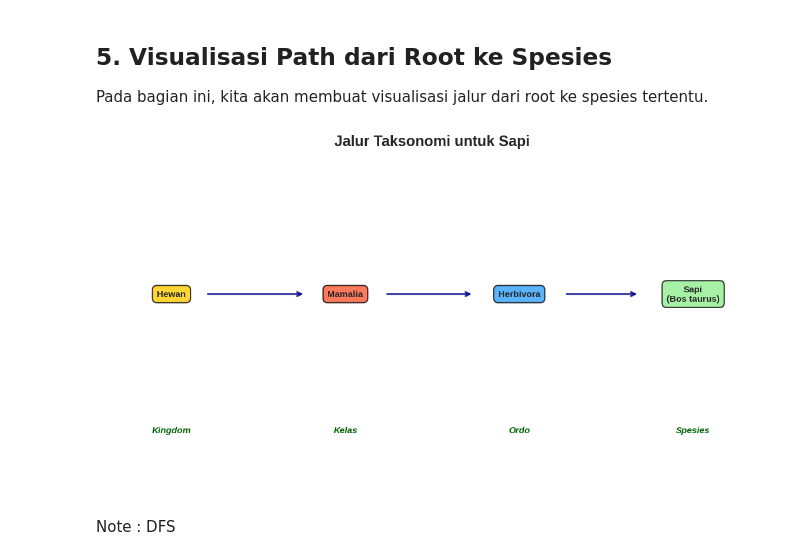
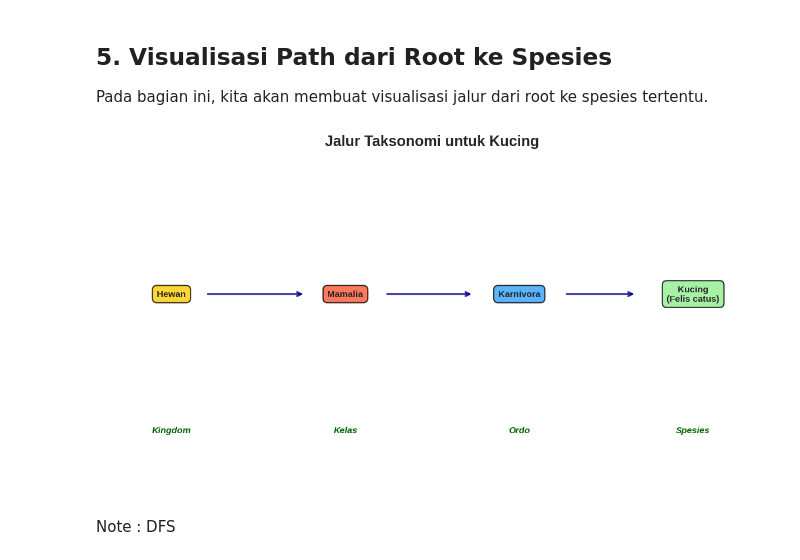
Before and after one commit to WhyPtyo/Klasifikasi-Hewan-with-DFS, a Jupyter notebook: Klasifikasi_Hewan_Zoo.ipynb, the cells around one changed output. Saved outputs shown, nothing was run; the diff lists cells and outputs as text; code cells hidden in the pictures.

```diff
--- a/Klasifikasi_Hewan_Zoo.ipynb
+++ b/Klasifikasi_Hewan_Zoo.ipynb
@@ -714,35 +693,35 @@ def visualize_path_to_species(tree, species_name):
         arrow_end_x = next_pos[0] - box_widths[i + 1] / 2 - 0.1   # Masuk ke kiri kotak berikutnya
 
         # Y tetap sama (horizontal arrow)
         arrow_start_y = current_pos[1]
         arrow_end_y = next_pos[1]
 
         # Buat panah dengan posisi yang sudah disesuaikan
         plt.annotate('',
                     xy=(arrow_end_x, arrow_end_y),
                     xytext=(arrow_start_x, arrow_start_y),
                     arrowprops=dict(arrowstyle='->', lw=2.5, color='darkblue', alpha=0.8))
 
     # Tambahkan label untuk level
     level_labels = ['Kingdom', 'Kelas', 'Ordo', 'Spesies']
     for i, label in enumerate(level_labels[:len(path)]):
         plt.text(positions[i][0], -0.8, label, fontsize=11, ha='center', va='top',
                 style='italic', color='darkgreen', weight='bold')
 
     # Atur judul
     plt.title(f'Jalur Taksonomi untuk {species_name}', fontsize=18, fontweight='bold', pad=20)
 
     # Atur batas axis
     plt.xlim(-1, positions[-1][0] + 1)
     plt.ylim(-1.2, 0.8)
 
     plt.axis('off')
     plt.show()
 
 # Visualisasi jalur dari root ke spesies
-visualize_path_to_species(tree, 'Sapi')
+visualize_path_to_species(tree, 'Kucing')
 # %% [output]
-[figure, old version]
+[figure, new version]
 # %% [markdown]
 Note : DFS
 # %% [markdown]
```
Also changed, not shown: parts of 6 cells of this notebook.
